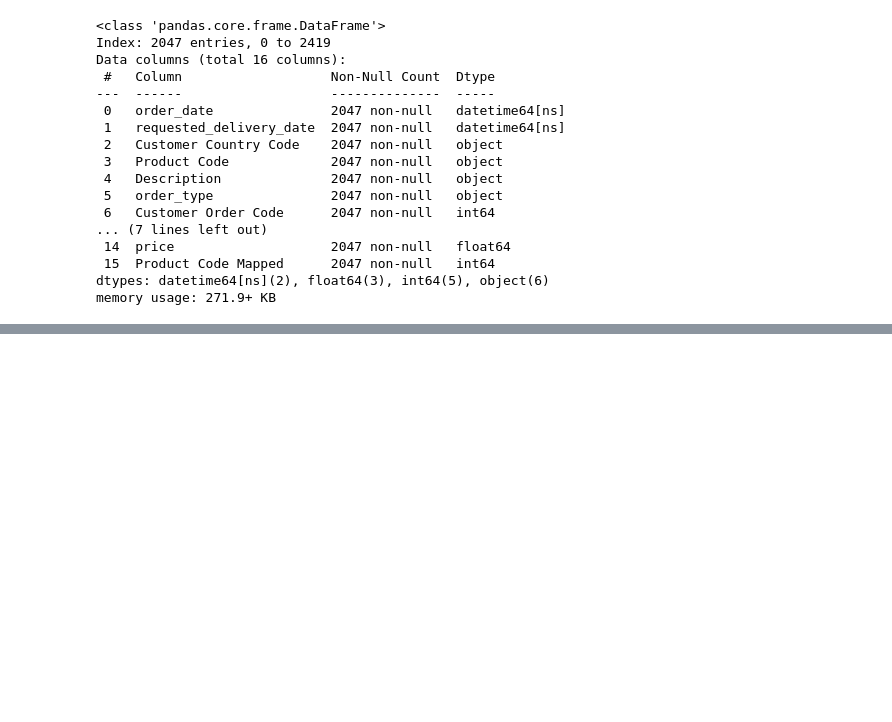
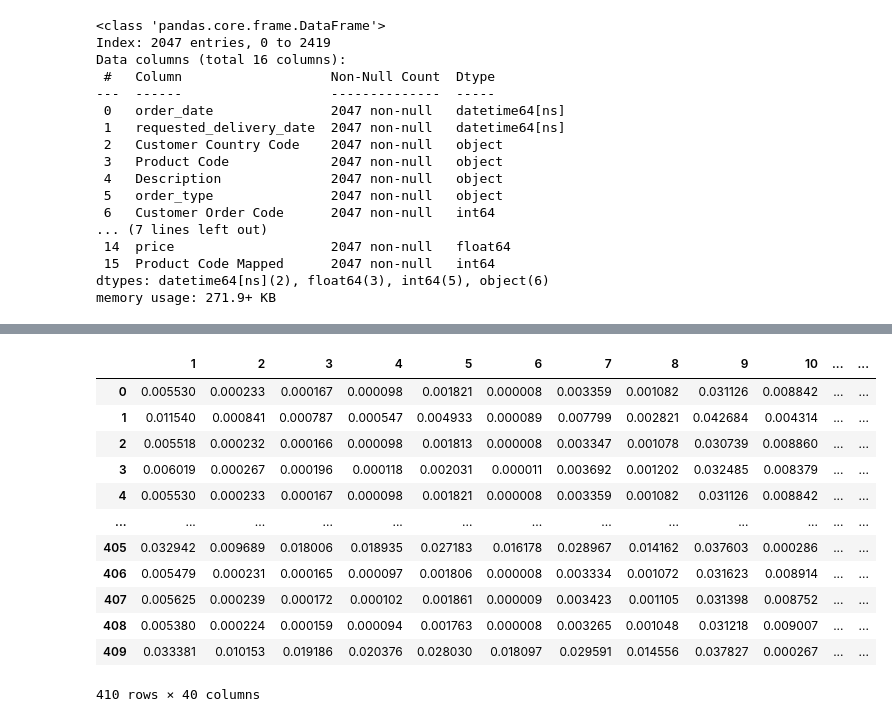
Before and after one commit to HaoyuHunterFang/schulich_data_science, a Jupyter notebook: Final_Exam_5110.ipynb, the cells around one changed output, grey strips where cells are left out. Drawn from its saved outputs; the diff is of its cells as text; code cells hidden in the pictures; blank space fills up the shorter version.

```diff
--- a/Final_Exam_5110.ipynb
+++ b/Final_Exam_5110.ipynb
@@ -342,0 +352,17 @@ Warnings:
+# %%
+df_predicted_probabilities = pd.DataFrame(predicted_probabilities, columns=['1', '2', '3', '4','5','6','7','8','9','10','11','12','13','14','15','16','17','18','19','20','21','22','23','24','25','26','27','28','29','30','31','32','33','34','35','36','37','38','39','40'])
+df_predicted_probabilities
+# %% [output]
+|  | 1 | 2 | 3 | 4 | 5 | 6 | 7 | 8 | 9 | 10 | ... | ... |
+| 0 | 0.005530 | 0.000233 | 0.000167 | 0.000098 | 0.001821 | 0.000008 | 0.003359 | 0.001082 | 0.031126 | 0.008842 | ... | ... |
+| 1 | 0.011540 | 0.000841 | 0.000787 | 0.000547 | 0.004933 | 0.000089 | 0.007799 | 0.002821 | 0.042684 | 0.004314 | ... | ... |
+| 2 | 0.005518 | 0.000232 | 0.000166 | 0.000098 | 0.001813 | 0.000008 | 0.003347 | 0.001078 | 0.030739 | 0.008860 | ... | ... |
+| 3 | 0.006019 | 0.000267 | 0.000196 | 0.000118 | 0.002031 | 0.000011 | 0.003692 | 0.001202 | 0.032485 | 0.008379 | ... | ... |
+| 4 | 0.005530 | 0.000233 | 0.000167 | 0.000098 | 0.001821 | 0.000008 | 0.003359 | 0.001082 | 0.031126 | 0.008842 | ... | ... |
+| ... | ... | ... | ... | ... | ... | ... | ... | ... | ... | ... | ... | ... |
+| 405 | 0.032942 | 0.009689 | 0.018006 | 0.018935 | 0.027183 | 0.016178 | 0.028967 | 0.014162 | 0.037603 | 0.000286 | ... | ... |
+| 406 | 0.005479 | 0.000231 | 0.000165 | 0.000097 | 0.001806 | 0.000008 | 0.003334 | 0.001072 | 0.031623 | 0.008914 | ... | ... |
+| 407 | 0.005625 | 0.000239 | 0.000172 | 0.000102 | 0.001861 | 0.000009 | 0.003423 | 0.001105 | 0.031398 | 0.008752 | ... | ... |
+| 408 | 0.005380 | 0.000224 | 0.000159 | 0.000094 | 0.001763 | 0.000008 | 0.003265 | 0.001048 | 0.031218 | 0.009007 | ... | ... |
+| 409 | 0.033381 | 0.010153 | 0.019186 | 0.020376 | 0.028030 | 0.018097 | 0.029591 | 0.014556 | 0.037827 | 0.000267 | ... | ... |
+410 rows × 40 columns
```
Also changed, not shown: parts of 5 cells of this notebook.
